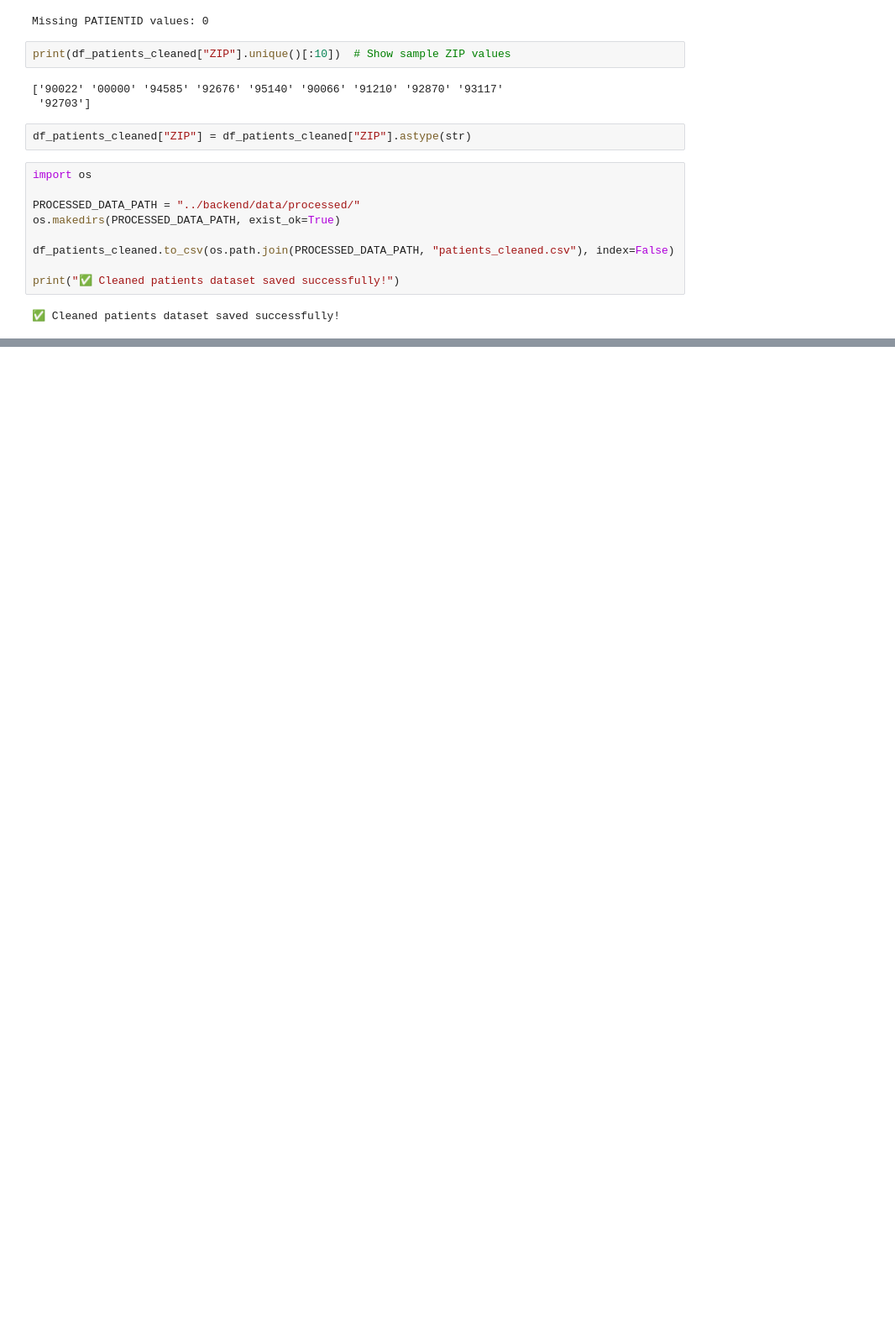
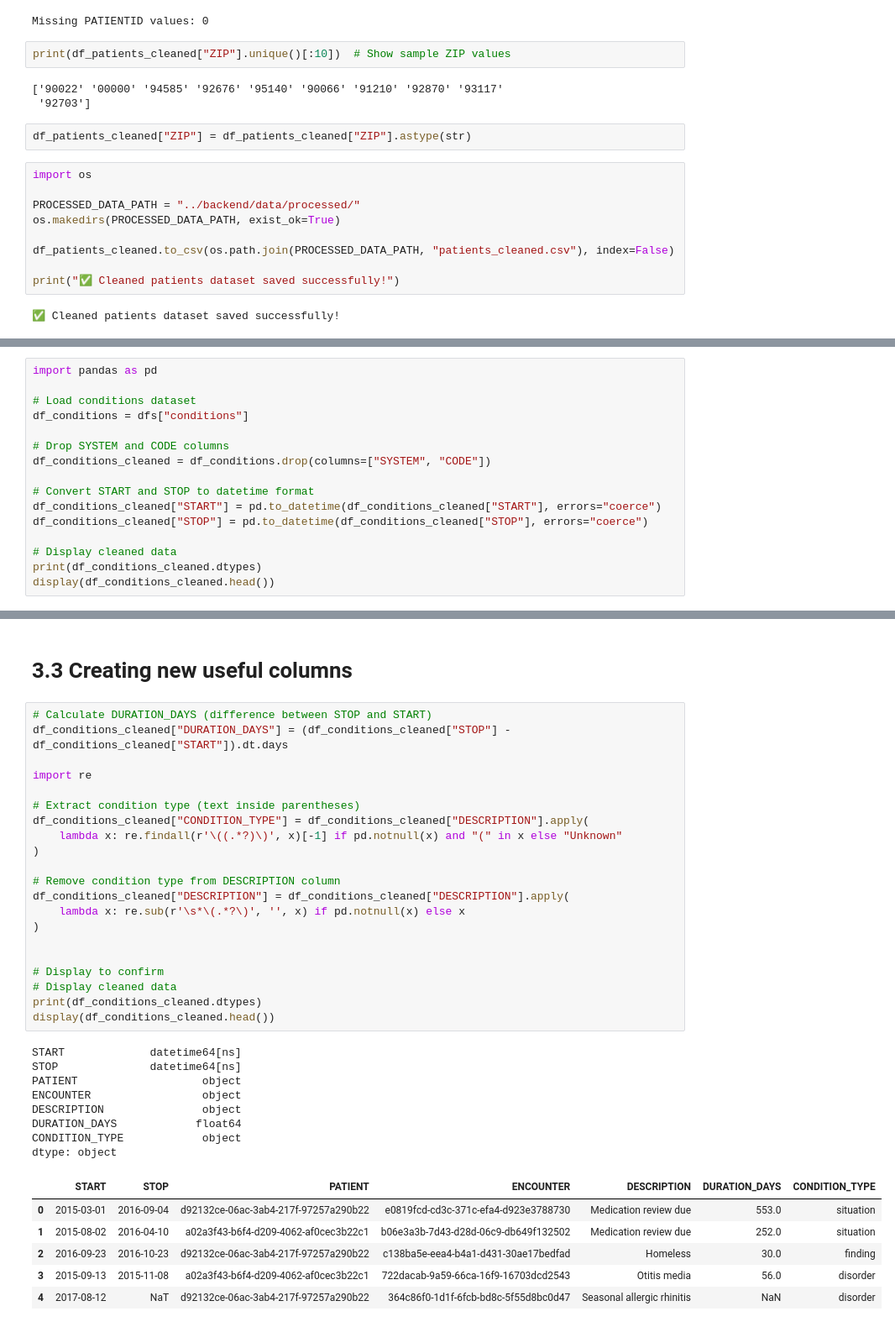
Before and after one commit to mrudula15/mrp_mediq_chatbot, a Jupyter notebook: notebooks/data_exploration.ipynb, the cells around one changed output, grey strips where cells are left out. Shown: that part at 84% size. Drawn from its saved outputs; the diff is of its cells as text; blank space fills up the shorter version.

```diff
--- a/notebooks/data_exploration.ipynb
+++ b/notebooks/data_exploration.ipynb
@@ -236,0 +260,16 @@ print("✅ Cleaned patients dataset saved successfully!")
+# %%
+import pandas as pd
+
+# Load conditions dataset
+df_conditions = dfs["conditions"]
+
+# Drop SYSTEM and CODE columns
+df_conditions_cleaned = df_conditions.drop(columns=["SYSTEM", "CODE"])
+
+# Convert START and STOP to datetime format
+df_conditions_cleaned["START"] = pd.to_datetime(df_conditions_cleaned["START"], errors="coerce")
+df_conditions_cleaned["STOP"] = pd.to_datetime(df_conditions_cleaned["STOP"], errors="coerce")
+
+# Display cleaned data
+print(df_conditions_cleaned.dtypes)
+display(df_conditions_cleaned.head())
@@ -236,0 +289,38 @@ print("✅ Cleaned patients dataset saved successfully!")
+# %% [markdown]
+# 3.3 Creating new useful columns
+# %%
+# Calculate DURATION_DAYS (difference between STOP and START)
+df_conditions_cleaned["DURATION_DAYS"] = (df_conditions_cleaned["STOP"] - df_conditions_cleaned["START"]).dt.days
+
+import re
+
+# Extract condition type (text inside parentheses)
+df_conditions_cleaned["CONDITION_TYPE"] = df_conditions_cleaned["DESCRIPTION"].apply(
+    lambda x: re.findall(r'\((.*?)\)', x)[-1] if pd.notnull(x) and "(" in x else "Unknown"
+)
+
+# Remove condition type from DESCRIPTION column
+df_conditions_cleaned["DESCRIPTION"] = df_conditions_cleaned["DESCRIPTION"].apply(
+    lambda x: re.sub(r'\s*\(.*?\)', '', x) if pd.notnull(x) else x
+)
+
+
+# Display to confirm
+# Display cleaned data
+print(df_conditions_cleaned.dtypes)
+display(df_conditions_cleaned.head())
+# %% [output]
+START             datetime64[ns]
+STOP              datetime64[ns]
+PATIENT                   object
+ENCOUNTER                 object
+DESCRIPTION               object
+DURATION_DAYS            float64
+CONDITION_TYPE            object
+dtype: object
+|  | START | STOP | PATIENT | ENCOUNTER | DESCRIPTION | DURATION_DAYS | CONDITION_TYPE |
+| 0 | 2015-03-01 | 2016-09-04 | d92132ce-06ac-3ab4-217f-97257a290b22 | e0819fcd-cd3c-371c-efa4-d923e3788730 | Medication review due | 553.0 | situation |
+| 1 | 2015-08-02 | 2016-04-10 | a02a3f43-b6f4-d209-4062-af0cec3b22c1 | b06e3a3b-7d43-d28d-06c9-db649f132502 | Medication review due | 252.0 | situation |
+| 2 | 2016-09-23 | 2016-10-23 | d92132ce-06ac-3ab4-217f-97257a290b22 | c138ba5e-eea4-b4a1-d431-30ae17bedfad | Homeless | 30.0 | finding |
+| 3 | 2015-09-13 | 2015-11-08 | a02a3f43-b6f4-d209-4062-af0cec3b22c1 | 722dacab-9a59-66ca-16f9-16703dcd2543 | Otitis media | 56.0 | disorder |
+| 4 | 2017-08-12 | NaT | d92132ce-06ac-3ab4-217f-97257a290b22 | 364c86f0-1d1f-6fcb-bd8c-5f55d8bc0d47 | Seasonal allergic rhinitis | NaN | disorder |
```
Also changed, not shown: parts of 10 cells of this notebook.
